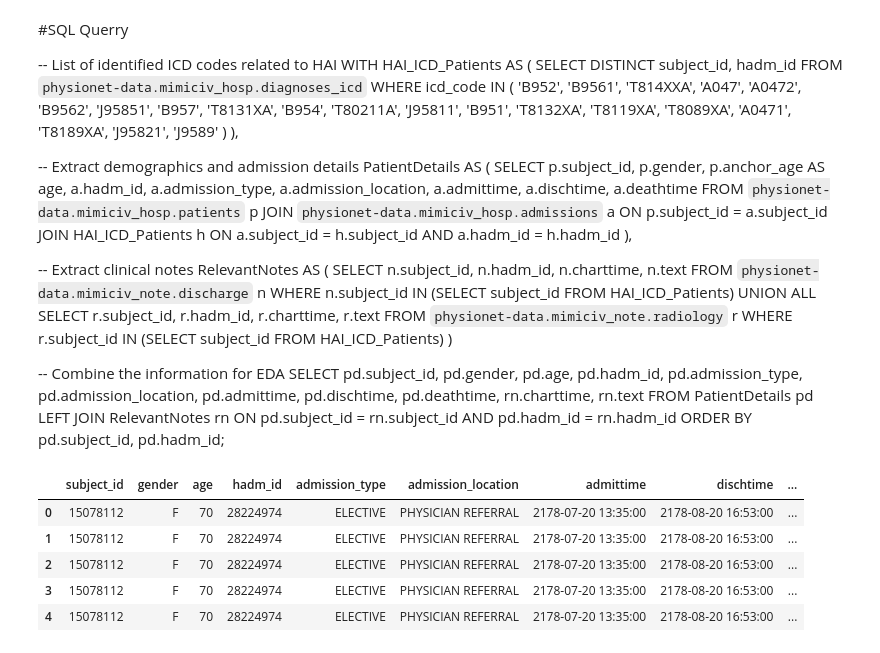
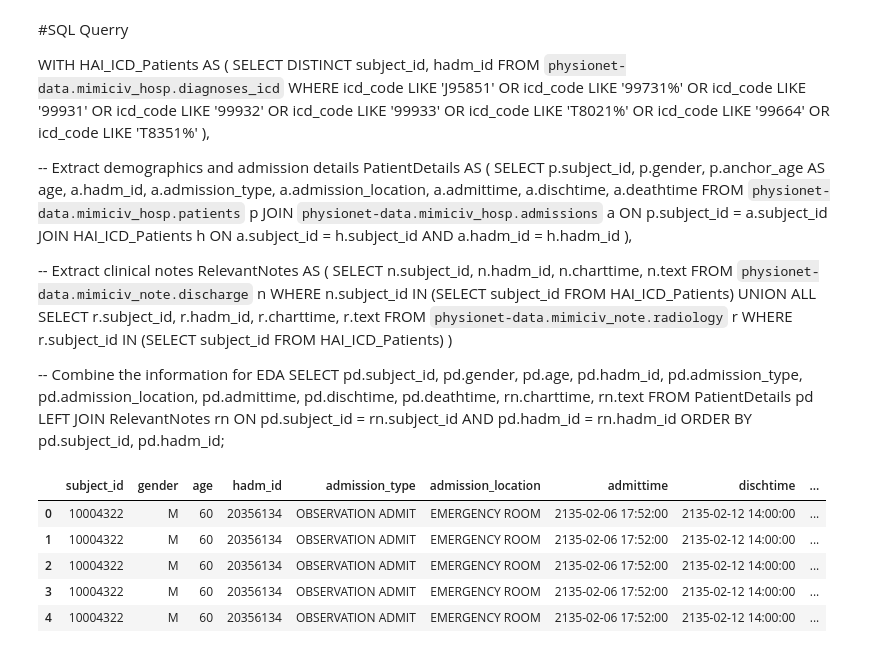
Before and after one commit to wdemichele/COMP90089-VAP-Diagnosis, a Jupyter notebook: ML_Health_NLP.ipynb, the cells around one changed output. Cells and saved outputs as stored; diff of their text form; code cells hidden in the pictures.

```diff
--- a/ML_Health_NLP.ipynb
+++ b/ML_Health_NLP.ipynb
@@ -1,16 +1,19 @@
 # %% [markdown]
 #SQL Querry
 
--- List of identified ICD codes related to HAI
+
 WITH HAI_ICD_Patients AS (
     SELECT DISTINCT subject_id, hadm_id
     FROM `physionet-data.mimiciv_hosp.diagnoses_icd`
-    WHERE icd_code IN (
-        'B952', 'B9561', 'T814XXA', 'A047', 'A0472', 'B9562',
-        'J95851', 'B957', 'T8131XA', 'B954', 'T80211A', 'J95811',
-        'B951', 'T8132XA', 'T8119XA', 'T8089XA', 'A0471', 'T8189XA',
-        'J95821', 'J9589'
-    )
+    WHERE
+        icd_code LIKE 'J95851' OR
+        icd_code LIKE '99731%' OR
+        icd_code LIKE '99931' OR
+        icd_code LIKE '99932' OR
+        icd_code LIKE '99933' OR
+        icd_code LIKE 'T8021%' OR
+        icd_code LIKE '99664' OR
+        icd_code LIKE 'T8351%'
 ),
 
 -- Extract demographics and admission details
@@ -57,13 +60,13 @@ from IPython.display import display, HTML, Image
 #plt.style.use('ggplot')
 #plt.rcParams.update({'font.size': 20})
 # %%
-df = pd.read_csv('/Users/mohit88/DataspellProjects/pythonProject/venv/dataset/bq-results-20231010-222825-1696976997847.csv')
+df = pd.read_csv('/Users/mohit88/DataspellProjects/pythonProject/venv/dataset/bq-results-20231015-054245-1697348617416.csv')
 
 df.head()
 # %% [output]
 |  | subject_id | gender | age | hadm_id | admission_type | admission_location | admittime | dischtime | ... |
-| 0 | 15078112 | F | 70 | 28224974 | ELECTIVE | PHYSICIAN REFERRAL | 2178-07-20 13:35:00 | 2178-08-20 16:53:00 | ... |
-| 1 | 15078112 | F | 70 | 28224974 | ELECTIVE | PHYSICIAN REFERRAL | 2178-07-20 13:35:00 | 2178-08-20 16:53:00 | ... |
-| 2 | 15078112 | F | 70 | 28224974 | ELECTIVE | PHYSICIAN REFERRAL | 2178-07-20 13:35:00 | 2178-08-20 16:53:00 | ... |
-| 3 | 15078112 | F | 70 | 28224974 | ELECTIVE | PHYSICIAN REFERRAL | 2178-07-20 13:35:00 | 2178-08-20 16:53:00 | ... |
-| 4 | 15078112 | F | 70 | 28224974 | ELECTIVE | PHYSICIAN REFERRAL | 2178-07-20 13:35:00 | 2178-08-20 16:53:00 | ... |
+| 0 | 10004322 | M | 60 | 20356134 | OBSERVATION ADMIT | EMERGENCY ROOM | 2135-02-06 17:52:00 | 2135-02-12 14:00:00 | ... |
+| 1 | 10004322 | M | 60 | 20356134 | OBSERVATION ADMIT | EMERGENCY ROOM | 2135-02-06 17:52:00 | 2135-02-12 14:00:00 | ... |
+| 2 | 10004322 | M | 60 | 20356134 | OBSERVATION ADMIT | EMERGENCY ROOM | 2135-02-06 17:52:00 | 2135-02-12 14:00:00 | ... |
+| 3 | 10004322 | M | 60 | 20356134 | OBSERVATION ADMIT | EMERGENCY ROOM | 2135-02-06 17:52:00 | 2135-02-12 14:00:00 | ... |
+| 4 | 10004322 | M | 60 | 20356134 | OBSERVATION ADMIT | EMERGENCY ROOM | 2135-02-06 17:52:00 | 2135-02-12 14:00:00 | ... |
```
Also changed, not shown: parts of 25 cells of this notebook.
